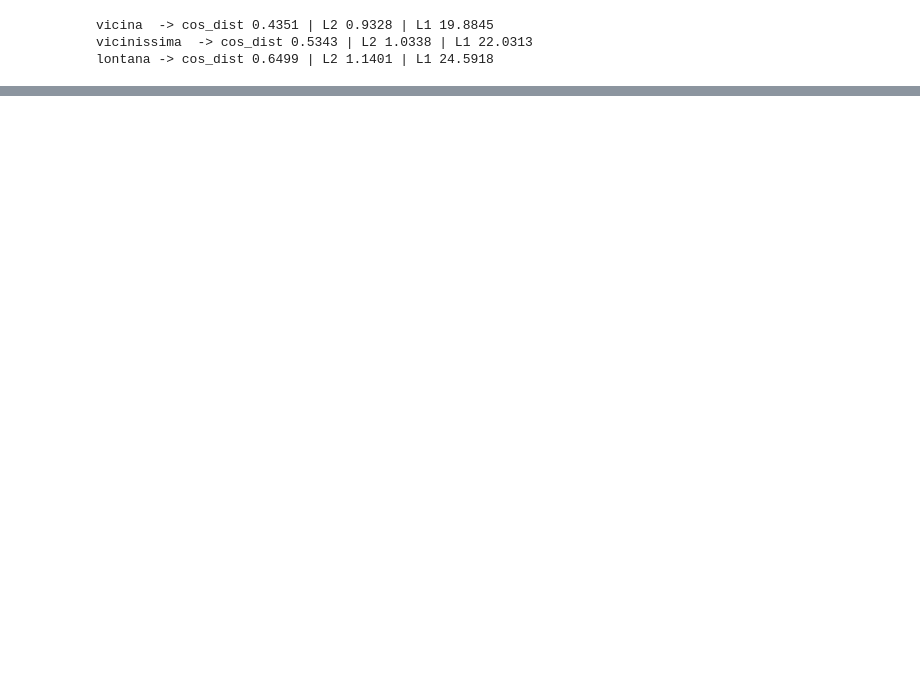
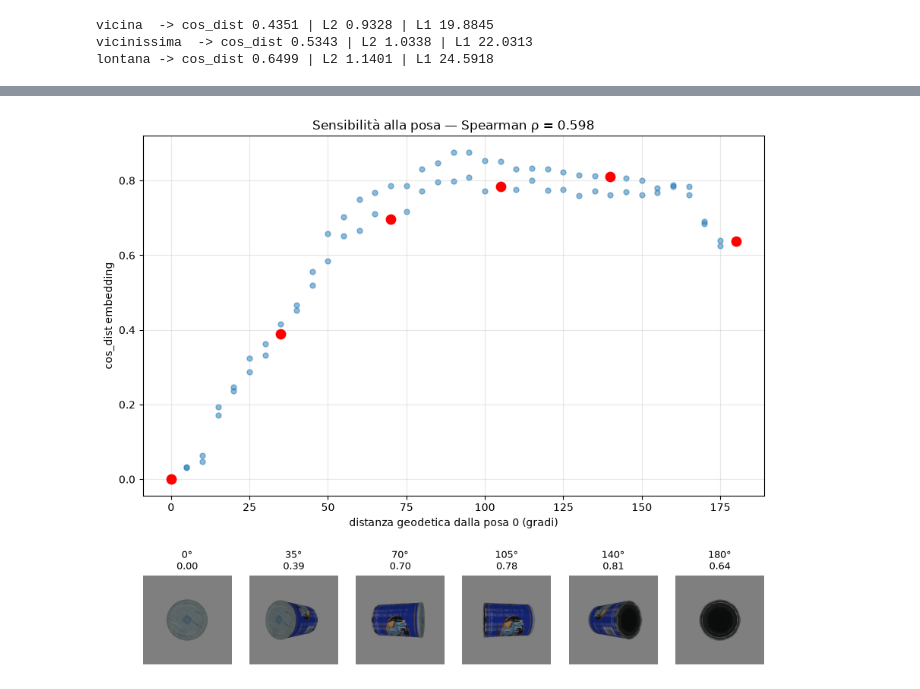
Before and after one commit to Saiukk/PoseJEPA, a Jupyter notebook: Script/Notebook/experiments.ipynb, the cells around one changed output, grey strips where cells are left out. Drawn from its saved outputs; the diff is of its cells as text; code cells hidden in the pictures; blank space fills up the shorter version.

```diff
--- a/Script/Notebook/experiments.ipynb
+++ b/Script/Notebook/experiments.ipynb
@@ -140,0 +142,59 @@ plot_comparisons(
+# %%
+import pandas as pd
+from scipy.spatial.transform import Rotation
+from scipy.stats import spearmanr
+
+# 1. leggi il CSV
+csv_path = RENDERS / "ycbv" / "gt_poses.csv"
+df = pd.read_csv(csv_path)
+df = df[df["object"] == "obj_000001"].reset_index(drop=True)   # un oggetto solo
+
+# 2. ricostruisci le rotazioni dalle 9 colonne r00..r22
+r_cols = [f"r{a}{b}" for a in range(3) for b in range(3)]
+R_all = Rotation.from_matrix(df[r_cols].values.reshape(-1, 3, 3))
+
+# 3. posa di riferimento = la prima riga
+R_ref = R_all[0]
+ref_img = Image.open(RENDERS / df.loc[0, "image"]).convert("RGB")
+e_ref = extract_features(ref_img, layers=[-1], token="cls")
+
+# 4. per ogni posa: angolo geodetico (gradi) + cos_dist dell'embedding
+angles, cos_dists = [], []
+for i in range(len(df)):
+    ang = (R_ref.inv() * R_all[i]).magnitude() * 180 / np.pi   # geodetica in gradi
+    img = Image.open(RENDERS / df.loc[i, "image"]).convert("RGB")
+    e = extract_features(img, layers=[-1], token="cls")
+    cos_dists.append(1.0 - F.cosine_similarity(e_ref, e, dim=0).item())
+    angles.append(ang)
+
+angles, cos_dists = np.array(angles), np.array(cos_dists)
+
+# ordina le pose per angolo geodetico crescente
+order = np.argsort(angles)
+# scegli 6 pose equispaziate lungo l'asse degli angoli (dalla più vicina alla più lontana)
+sel = order[np.linspace(0, len(order) - 1, 6).astype(int)]
+
+fig, axes = plt.subplots(2, 1, figsize=(9, 8), gridspec_kw={"height_ratios": [3, 1.4]})
+
+# --- pannello alto: lo scatter, con evidenziate le pose mostrate sotto ---
+axes[0].scatter(angles, cos_dists, s=25, alpha=0.5)
+axes[0].scatter(angles[sel], cos_dists[sel], s=80, color="red", zorder=5)
+axes[0].set_xlabel("distanza geodetica dalla posa 0 (gradi)")
+axes[0].set_ylabel("cos_dist embedding")
+axes[0].set_title(f"Sensibilità alla posa — Spearman ρ = {rho:.3f}")
+axes[0].grid(alpha=0.3)
+
+# --- pannello basso: le 6 viste corrispondenti (in rosso sopra) ---
+gs = axes[1].get_subplotspec().subgridspec(1, 6)
+axes[1].remove()
+for k, idx in enumerate(sel):
+    ax = fig.add_subplot(gs[0, k])
+    img = Image.open(RENDERS / df.loc[idx, "image"]).convert("RGB")
+    ax.imshow(img)
+    ax.set_title(f"{angles[idx]:.0f}°\n{cos_dists[idx]:.2f}", fontsize=9)
+    ax.axis("off")
+
+plt.tight_layout()
+plt.show()
+# %% [output]
+[figure, added]
```
Also changed, not shown: parts of 3 cells of this notebook, 1 other file.
